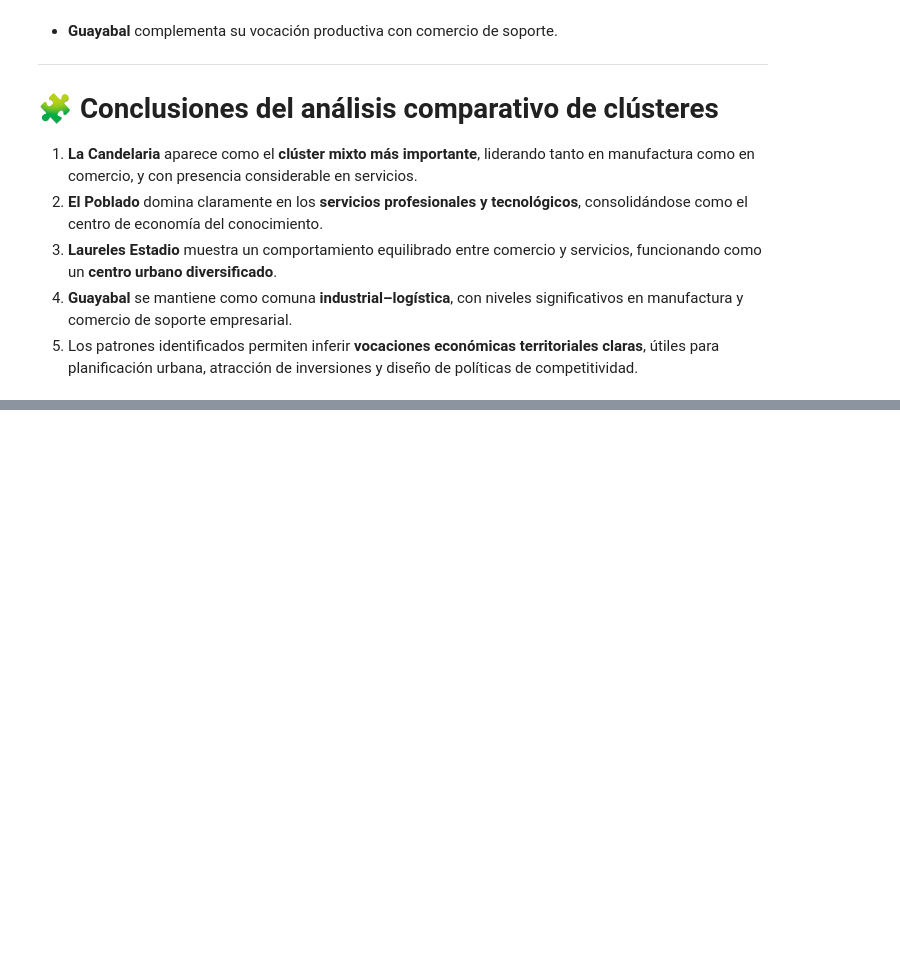
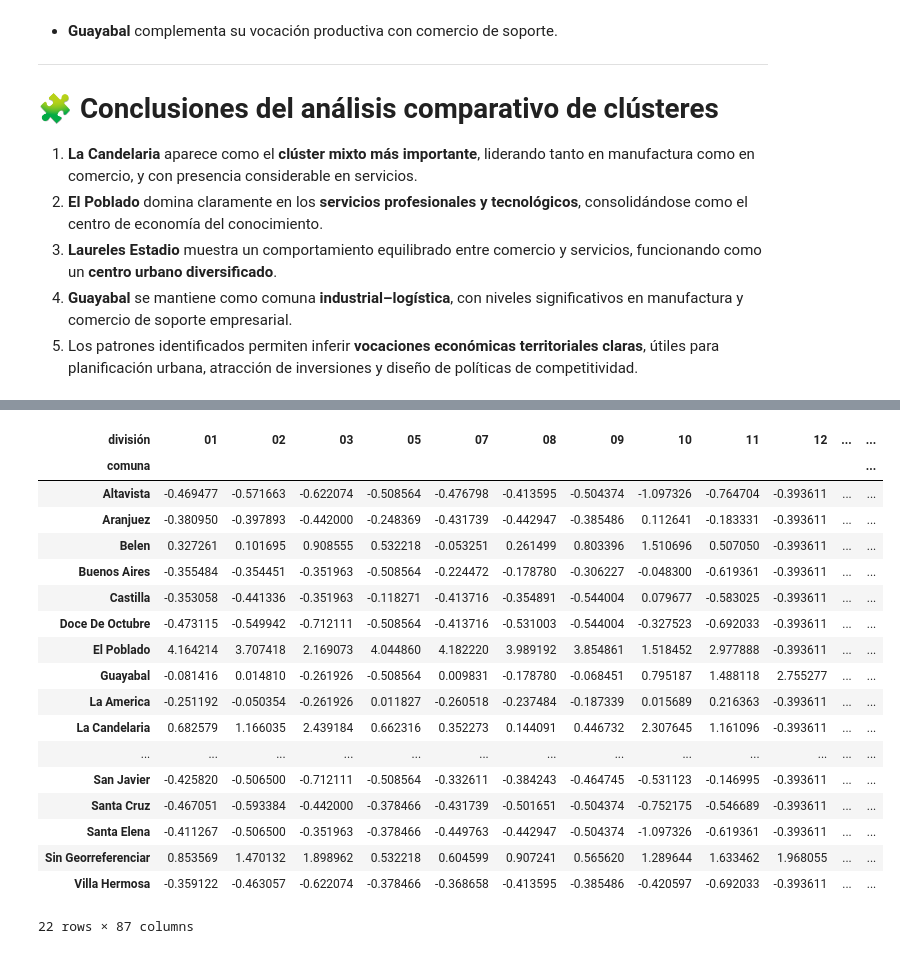
Before and after one commit to smaje99/diploma-in-data-analytics-in-business-management-unir, a Jupyter notebook: medellin-business-landscape/medellin-business-landscape.ipynb, the cells around one changed output, grey strips where cells are left out. Drawn from its saved outputs; the diff is of its cells as text; code cells hidden in the pictures; blank space fills up the shorter version.

```diff
--- a/medellin-business-landscape/medellin-business-landscape.ipynb
+++ b/medellin-business-landscape/medellin-business-landscape.ipynb
@@ -2289,0 +2328,31 @@ El comercio al por mayor y al por menor presenta su mayor concentración en:
+# %%
+# Estandarizar datos (requisito del PCA)
+
+from sklearn.preprocessing import StandardScaler
+
+scaler = StandardScaler()
+X_scaled = scaler.fit_transform(tabla_contingencia)
+
+# Convertir de nuevo a DataFrame
+X_scaled = pd.DataFrame(X_scaled, index=tabla_contingencia.index, columns=tabla_contingencia.columns)
+X_scaled
+# %% [output]
+| división | 01 | 02 | 03 | 05 | 07 | 08 | 09 | 10 | 11 | 12 | ... | ... |
+| comuna |  |  |  |  |  |  |  |  |  |  |  | ... |
+| Altavista | -0.469477 | -0.571663 | -0.622074 | -0.508564 | -0.476798 | -0.413595 | -0.504374 | -1.097326 | -0.764704 | -0.393611 | ... | ... |
+| Aranjuez | -0.380950 | -0.397893 | -0.442000 | -0.248369 | -0.431739 | -0.442947 | -0.385486 | 0.112641 | -0.183331 | -0.393611 | ... | ... |
+| Belen | 0.327261 | 0.101695 | 0.908555 | 0.532218 | -0.053251 | 0.261499 | 0.803396 | 1.510696 | 0.507050 | -0.393611 | ... | ... |
+| Buenos Aires | -0.355484 | -0.354451 | -0.351963 | -0.508564 | -0.224472 | -0.178780 | -0.306227 | -0.048300 | -0.619361 | -0.393611 | ... | ... |
+| Castilla | -0.353058 | -0.441336 | -0.351963 | -0.118271 | -0.413716 | -0.354891 | -0.544004 | 0.079677 | -0.583025 | -0.393611 | ... | ... |
+| Doce De Octubre | -0.473115 | -0.549942 | -0.712111 | -0.508564 | -0.413716 | -0.531003 | -0.544004 | -0.327523 | -0.692033 | -0.393611 | ... | ... |
+| El Poblado | 4.164214 | 3.707418 | 2.169073 | 4.044860 | 4.182220 | 3.989192 | 3.854861 | 1.518452 | 2.977888 | -0.393611 | ... | ... |
+| Guayabal | -0.081416 | 0.014810 | -0.261926 | -0.508564 | 0.009831 | -0.178780 | -0.068451 | 0.795187 | 1.488118 | 2.755277 | ... | ... |
+| La America | -0.251192 | -0.050354 | -0.261926 | 0.011827 | -0.260518 | -0.237484 | -0.187339 | 0.015689 | 0.216363 | -0.393611 | ... | ... |
+| La Candelaria | 0.682579 | 1.166035 | 2.439184 | 0.662316 | 0.352273 | 0.144091 | 0.446732 | 2.307645 | 1.161096 | -0.393611 | ... | ... |
+| ... | ... | ... | ... | ... | ... | ... | ... | ... | ... | ... | ... | ... |
+| San Javier | -0.425820 | -0.506500 | -0.712111 | -0.508564 | -0.332611 | -0.384243 | -0.464745 | -0.531123 | -0.146995 | -0.393611 | ... | ... |
+| Santa Cruz | -0.467051 | -0.593384 | -0.442000 | -0.378466 | -0.431739 | -0.501651 | -0.504374 | -0.752175 | -0.546689 | -0.393611 | ... | ... |
+| Santa Elena | -0.411267 | -0.506500 | -0.351963 | -0.378466 | -0.449763 | -0.442947 | -0.504374 | -1.097326 | -0.619361 | -0.393611 | ... | ... |
+| Sin Georreferenciar | 0.853569 | 1.470132 | 1.898962 | 0.532218 | 0.604599 | 0.907241 | 0.565620 | 1.289644 | 1.633462 | 1.968055 | ... | ... |
+| Villa Hermosa | -0.359122 | -0.463057 | -0.622074 | -0.378466 | -0.368658 | -0.413595 | -0.385486 | -0.420597 | -0.692033 | -0.393611 | ... | ... |
+22 rows × 87 columns
```
Also changed, not shown: parts of 8 cells of this notebook, 1 other file.
